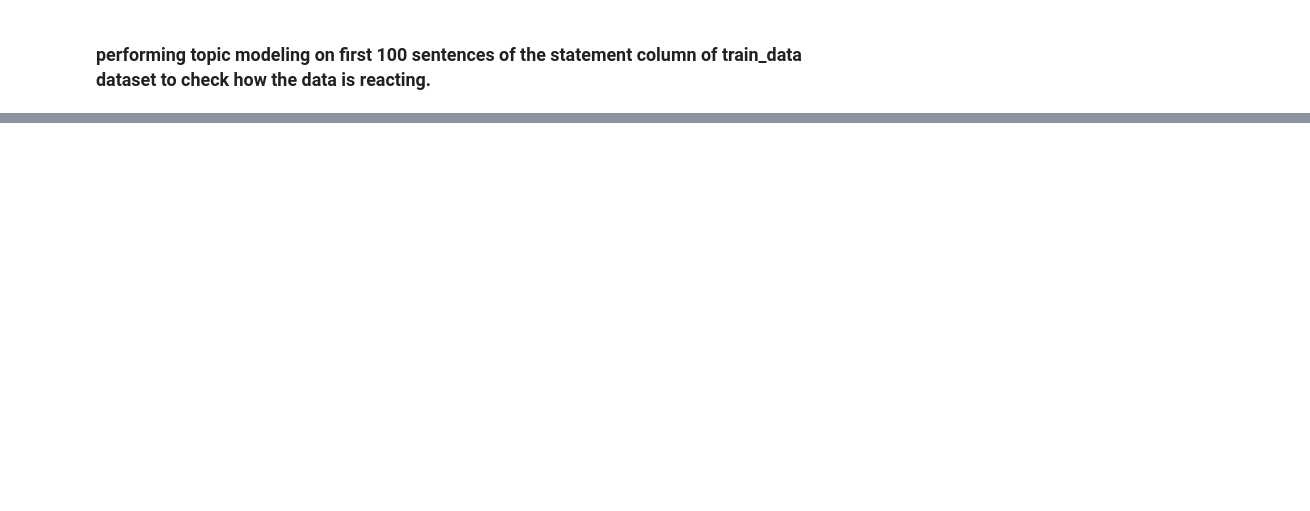
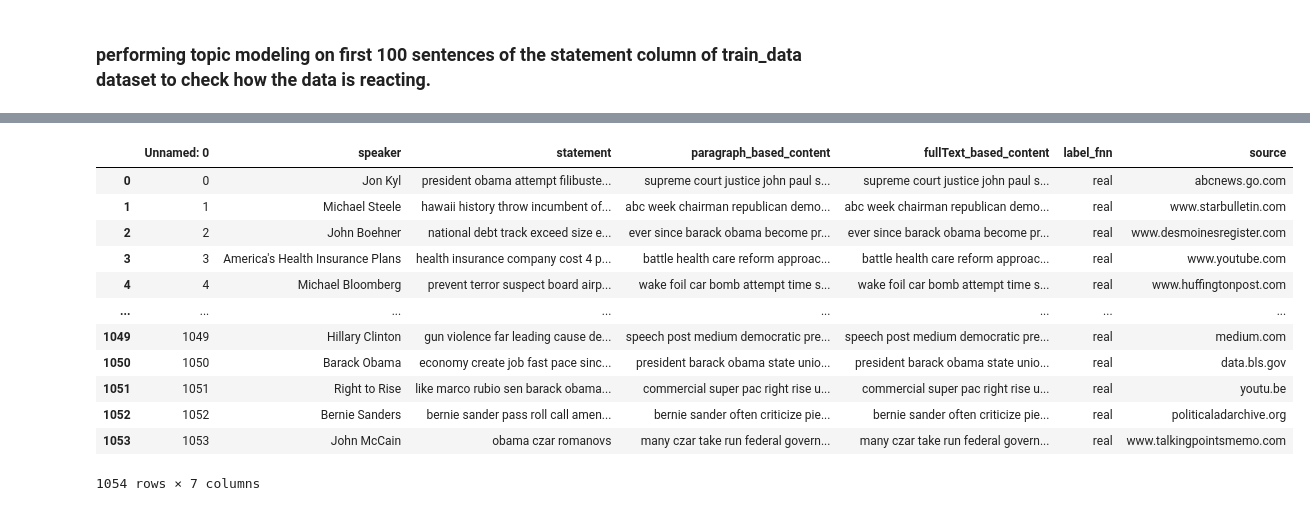
Before and after one commit to shouraykumra/Fake-News-Detection, a Jupyter notebook: Fake_news_detection.ipynb, the cells around one changed output, grey strips where cells are left out. Saved outputs shown, nothing was run; the diff lists cells and outputs as text; code cells hidden in the pictures; blank space fills up the shorter version.

```diff
--- a/Fake_news_detection.ipynb
+++ b/Fake_news_detection.ipynb
@@ -481,0 +596,18 @@ lda_model.show_topics()
+# %%
+from_drive = pd.read_csv('cleanedTest_data.csv')
+# %%
+from_drive
+# %% [output]
+|  | Unnamed: 0 | speaker | statement | paragraph_based_content | fullText_based_content | label_fnn | source |
+| 0 | 0 | Jon Kyl | president obama attempt filibuste... | supreme court justice john paul s... | supreme court justice john paul s... | real | abcnews.go.com |
+| 1 | 1 | Michael Steele | hawaii history throw incumbent of... | abc week chairman republican demo... | abc week chairman republican demo... | real | www.starbulletin.com |
+| 2 | 2 | John Boehner | national debt track exceed size e... | ever since barack obama become pr... | ever since barack obama become pr... | real | www.desmoinesregister.com |
+| 3 | 3 | America's Health Insurance Plans | health insurance company cost 4 p... | battle health care reform approac... | battle health care reform approac... | real | www.youtube.com |
+| 4 | 4 | Michael Bloomberg | prevent terror suspect board airp... | wake foil car bomb attempt time s... | wake foil car bomb attempt time s... | real | www.huffingtonpost.com |
+| ... | ... | ... | ... | ... | ... | ... | ... |
+| 1049 | 1049 | Hillary Clinton | gun violence far leading cause de... | speech post medium democratic pre... | speech post medium democratic pre... | real | medium.com |
+| 1050 | 1050 | Barack Obama | economy create job fast pace sinc... | president barack obama state unio... | president barack obama state unio... | real | data.bls.gov |
+| 1051 | 1051 | Right to Rise | like marco rubio sen barack obama... | commercial super pac right rise u... | commercial super pac right rise u... | real | youtu.be |
+| 1052 | 1052 | Bernie Sanders | bernie sander pass roll call amen... | bernie sander often criticize pie... | bernie sander often criticize pie... | real | politicaladarchive.org |
+| 1053 | 1053 | John McCain | obama czar romanovs | many czar take run federal govern... | many czar take run federal govern... | real | www.talkingpointsmemo.com |
+1054 rows × 7 columns
```
Also changed, not shown: parts of 30 cells of this notebook.
